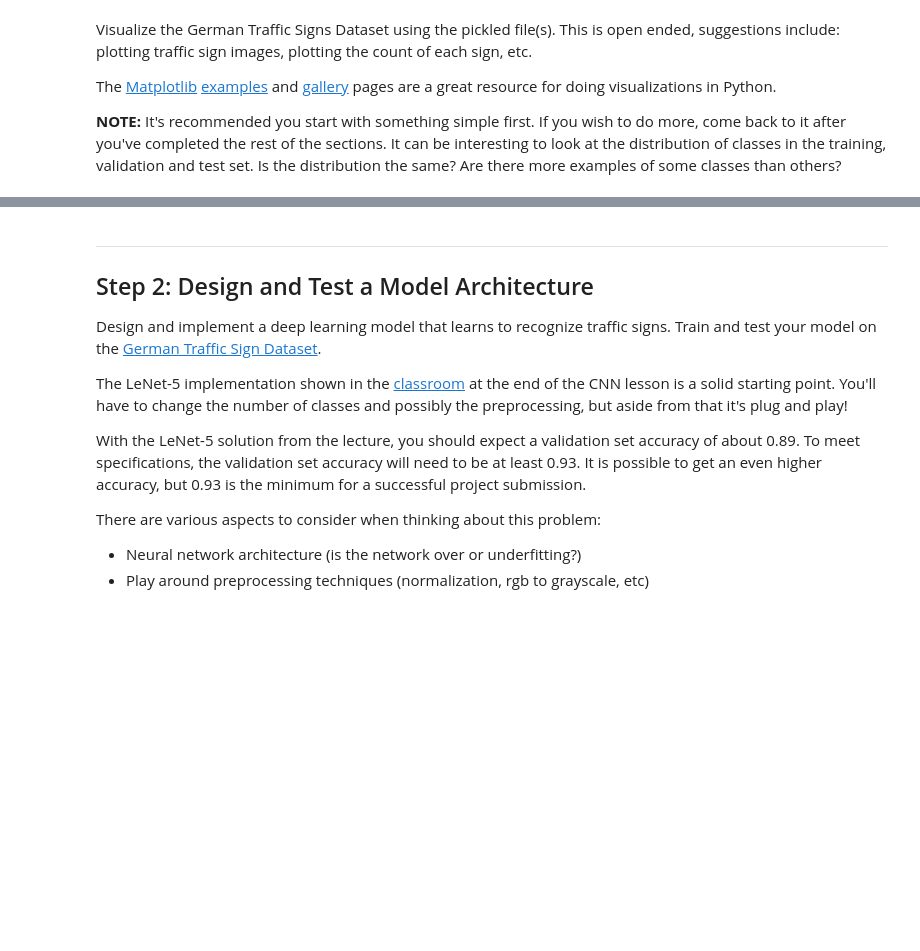
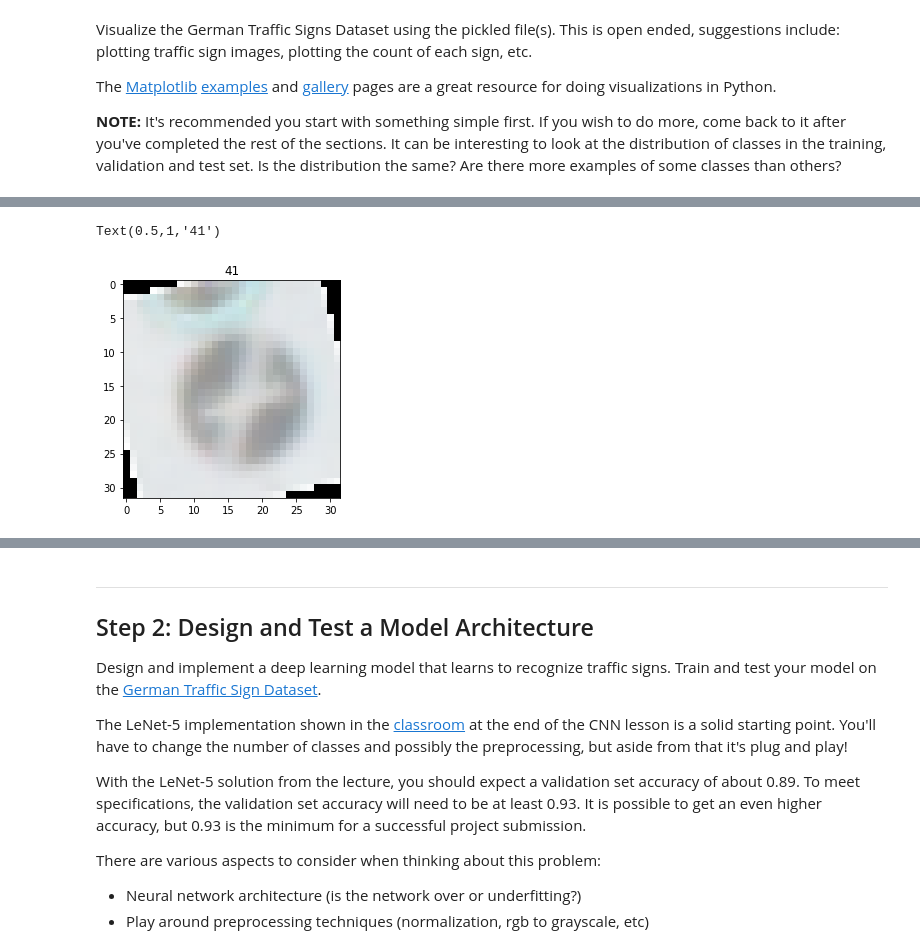
Before and after one commit to velsarav/Traffic-Sign-Classifier, a Jupyter notebook: Traffic_Sign_Classifier.ipynb, the cells around one changed output, grey strips where cells are left out. Drawn from its saved outputs; the diff is of its cells as text; code cells hidden in the pictures; blank space fills up the shorter version.

```diff
--- a/Traffic_Sign_Classifier.ipynb
+++ b/Traffic_Sign_Classifier.ipynb
@@ -126,0 +156,48 @@ plt.show()
+# %%
+import cv2
+
+#print(y_train)
+pts1 = np.float32([[8,8],[24,8],[8,24]])
+
+pts2 = np.float32([[6,10],[22,6],[10,26]])
+M = cv2.getAffineTransform(pts1,pts2)
+
+pts3 = np.float32([[10,6],[26,10],[10,22]])
+N = cv2.getAffineTransform(pts1,pts3)
+
+pts4 = np.float32([[7,9],[23,7],[9,25]])
+O = cv2.getAffineTransform(pts1,pts4)
+
+pts5 = np.float32([[9,7],[25,9],[9,23]])
+P = cv2.getAffineTransform(pts1,pts5)
+k = 0
+X_train_extended = np.zeros((4*num, 32, 32, 3))
+y_train_extended = np.zeros(4*num, dtype='int')
+for i, j in enumerate(y_train):
+    if(j in low_image_classes):
+        '''
+        plt.imshow(X_train[i])
+        plt.title(y_train[i])
+        break
+        '''
+        X_train_extended[k] = cv2.warpAffine(X_train[i],M,(32,32))
+        y_train_extended[k] = y_train[i]
+        k += 1
+        X_train_extended[k] = cv2.warpAffine(X_train[i],N,(32,32))
+        y_train_extended[k] = y_train[i]
+        k += 1
+        X_train_extended[k] = cv2.warpAffine(X_train[i],O,(32,32))
+        y_train_extended[k] = y_train[i]
+        k += 1
+        X_train_extended[k] = cv2.warpAffine(X_train[i],P,(32,32))
+        y_train_extended[k] = y_train[i]
+        k += 1
+        #print(X_train_extended.shape)
+        #break
+# %%
+
+plt.imshow(X_train_extended[0])
+plt.title(y_train_extended[0])
+# %% [output]
+Text(0.5,1,'41')
+[figure, added]
```
Also changed, not shown: parts of 15 cells of this notebook.
